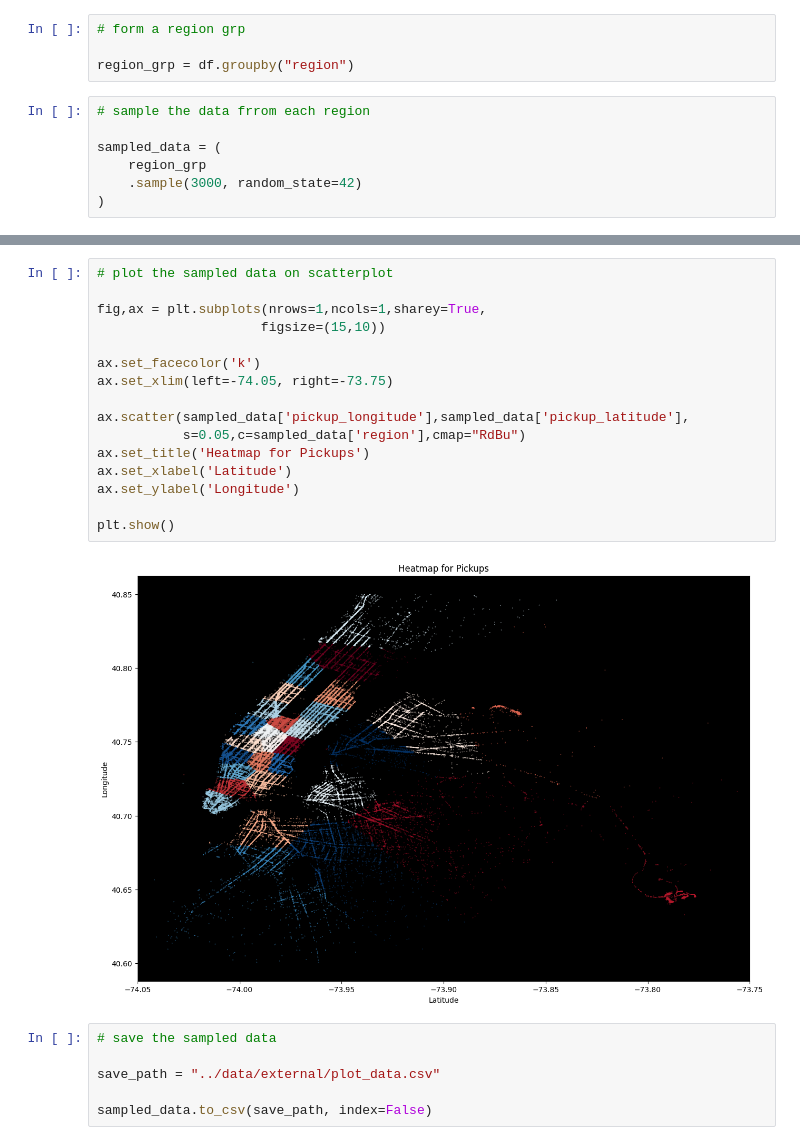
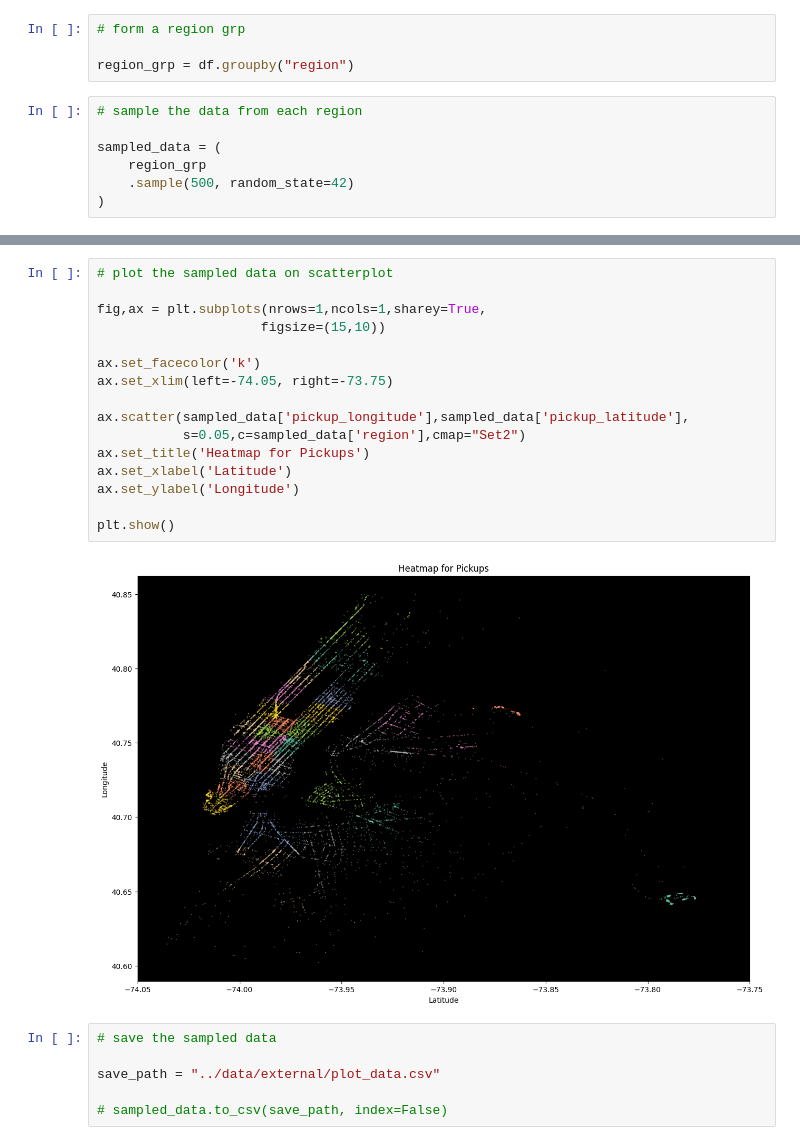
Before and after one commit to akshay-9611/Uber-Demand-Prediction, a Jupyter notebook: notebooks/Plot-Map.ipynb, the cells around one changed output, grey strips where cells are left out. Drawn from its saved outputs; the diff is of its cells as text.

```diff
--- a/notebooks/Plot-Map.ipynb
+++ b/notebooks/Plot-Map.ipynb
@@ -71,11 +73,11 @@ df.head()
 
 region_grp = df.groupby("region")
 # %%
-# sample the data frrom each region
+# sample the data from each region
 
 sampled_data = (
     region_grp
-    .sample(3000, random_state=42)
+    .sample(500, random_state=42)
 )
 # %%
 sampled_data.shape
@@ -122,24 +124,24 @@ Name: count, dtype: int64
 # %%
 # plot the sampled data on scatterplot
 
 fig,ax = plt.subplots(nrows=1,ncols=1,sharey=True,
                      figsize=(15,10))
 
 ax.set_facecolor('k')
 ax.set_xlim(left=-74.05, right=-73.75)
 
 ax.scatter(sampled_data['pickup_longitude'],sampled_data['pickup_latitude'],
-           s=0.05,c=sampled_data['region'],cmap="RdBu")
+           s=0.05,c=sampled_data['region'],cmap="Set2")
 ax.set_title('Heatmap for Pickups')
 ax.set_xlabel('Latitude')
 ax.set_ylabel('Longitude')
 
 plt.show()
 # %% [output]
-[figure, old version]
+[figure, new version]
 # %%
 # save the sampled data
 
 save_path = "../data/external/plot_data.csv"
 
-sampled_data.to_csv(save_path, index=False)
+# sampled_data.to_csv(save_path, index=False)
```
Also changed, not shown: parts of 16 cells of this notebook, 1 other file.
